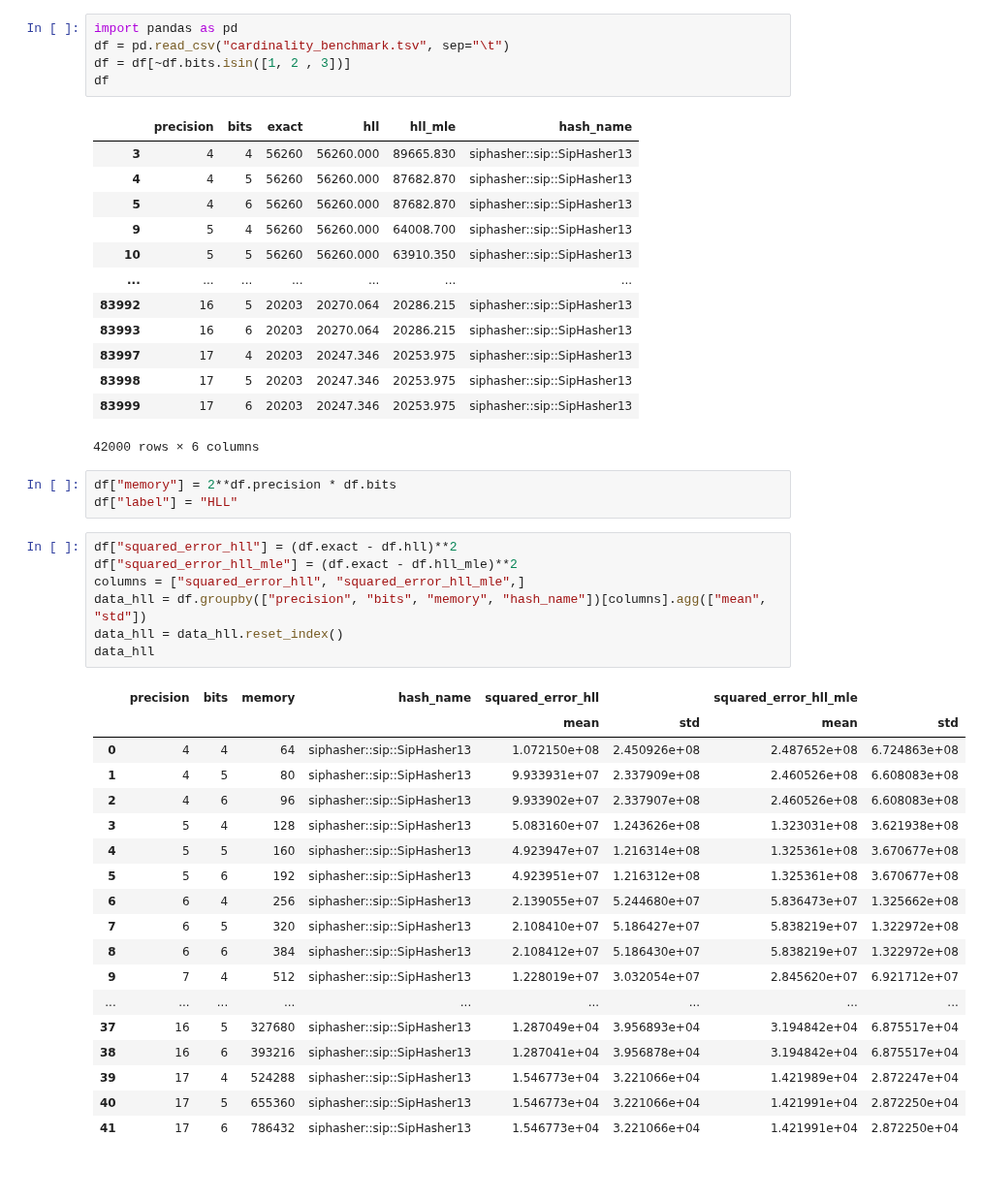
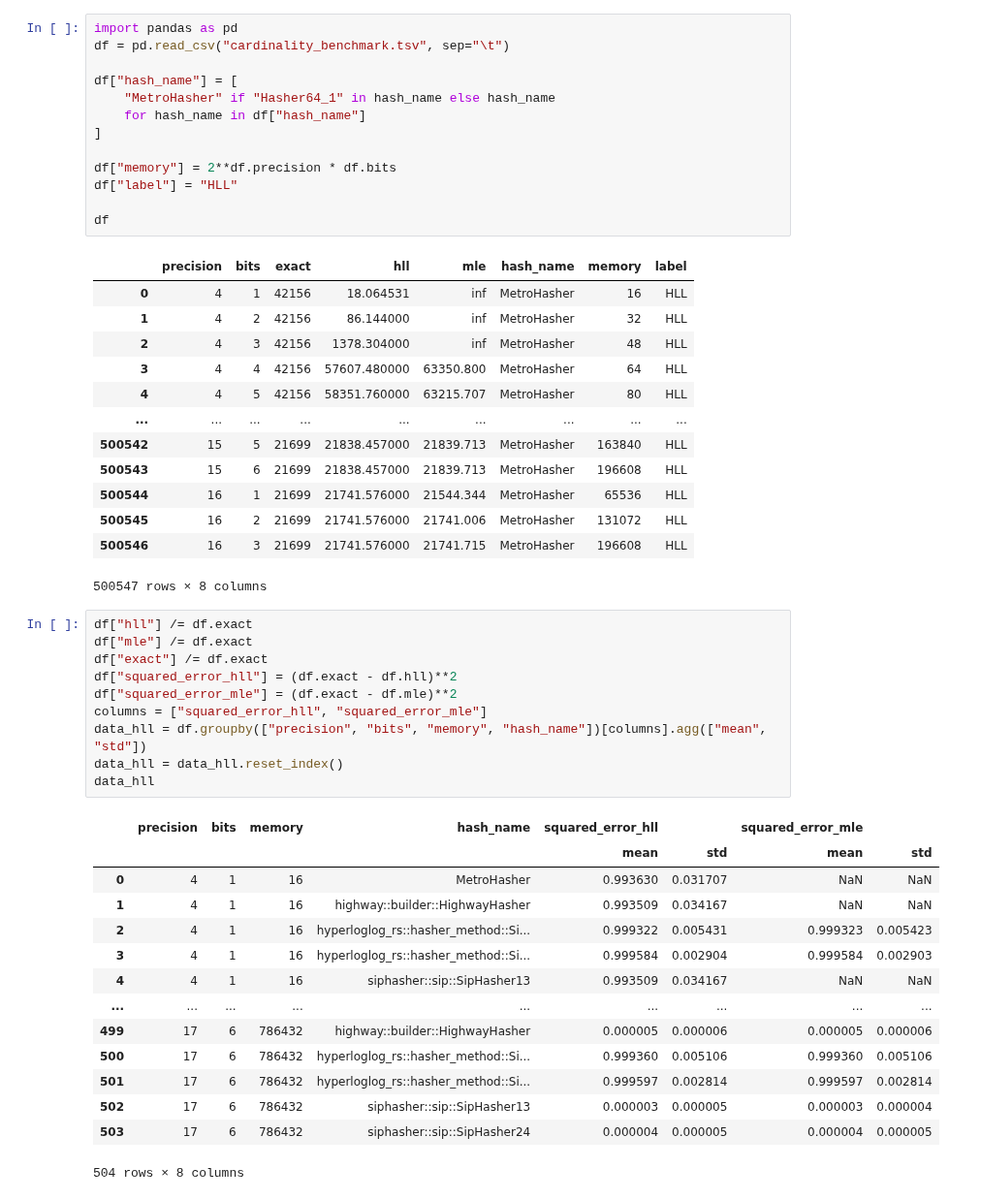
Before and after one commit to LucaCappelletti94/hyperloglog-rs, a Jupyter notebook: Cardinality evaluations.ipynb, the cells around one changed output. Shown at 97% size. Saved outputs shown, nothing was run; the diff lists cells and outputs as text; blank space fills up the shorter version.

```diff
--- a/Cardinality evaluations.ipynb
+++ b/Cardinality evaluations.ipynb
@@ -1,48 +1,52 @@
 # %%
 import pandas as pd
 df = pd.read_csv("cardinality_benchmark.tsv", sep="\t")
-df = df[~df.bits.isin([1, 2 , 3])]
+
+df["hash_name"] = [
+    "MetroHasher" if "Hasher64_1" in hash_name else hash_name
+    for hash_name in df["hash_name"]
+]
+
+df["memory"] = 2**df.precision * df.bits
+df["label"] = "HLL"
+
 df
 # %% [output]
-|  | precision | bits | exact | hll | hll_mle | hash_name |
-| 3 | 4 | 4 | 56260 | 56260.000 | 89665.830 | siphasher::sip::SipHasher13 |
-| 4 | 4 | 5 | 56260 | 56260.000 | 87682.870 | siphasher::sip::SipHasher13 |
-| 5 | 4 | 6 | 56260 | 56260.000 | 87682.870 | siphasher::sip::SipHasher13 |
-| 9 | 5 | 4 | 56260 | 56260.000 | 64008.700 | siphasher::sip::SipHasher13 |
-| 10 | 5 | 5 | 56260 | 56260.000 | 63910.350 | siphasher::sip::SipHasher13 |
-| ... | ... | ... | ... | ... | ... | ... |
-| 83992 | 16 | 5 | 20203 | 20270.064 | 20286.215 | siphasher::sip::SipHasher13 |
-| 83993 | 16 | 6 | 20203 | 20270.064 | 20286.215 | siphasher::sip::SipHasher13 |
-| 83997 | 17 | 4 | 20203 | 20247.346 | 20253.975 | siphasher::sip::SipHasher13 |
-| 83998 | 17 | 5 | 20203 | 20247.346 | 20253.975 | siphasher::sip::SipHasher13 |
-| 83999 | 17 | 6 | 20203 | 20247.346 | 20253.975 | siphasher::sip::SipHasher13 |
+|  | precision | bits | exact | hll | mle | hash_name | memory | label |
+| 0 | 4 | 1 | 42156 | 18.064531 | inf | MetroHasher | 16 | HLL |
+| 1 | 4 | 2 | 42156 | 86.144000 | inf | MetroHasher | 32 | HLL |
+| 2 | 4 | 3 | 42156 | 1378.304000 | inf | MetroHasher | 48 | HLL |
+| 3 | 4 | 4 | 42156 | 57607.480000 | 63350.800 | MetroHasher | 64 | HLL |
+| 4 | 4 | 5 | 42156 | 58351.760000 | 63215.707 | MetroHasher | 80 | HLL |
+| ... | ... | ... | ... | ... | ... | ... | ... | ... |
+| 500542 | 15 | 5 | 21699 | 21838.457000 | 21839.713 | MetroHasher | 163840 | HLL |
+| 500543 | 15 | 6 | 21699 | 21838.457000 | 21839.713 | MetroHasher | 196608 | HLL |
+| 500544 | 16 | 1 | 21699 | 21741.576000 | 21544.344 | MetroHasher | 65536 | HLL |
+| 500545 | 16 | 2 | 21699 | 21741.576000 | 21741.006 | MetroHasher | 131072 | HLL |
+| 500546 | 16 | 3 | 21699 | 21741.576000 | 21741.715 | MetroHasher | 196608 | HLL |
-42000 rows × 6 columns
+500547 rows × 8 columns
-# %%
-df["memory"] = 2**df.precision * df.bits
-df["label"] = "HLL"
 # %%
+df["hll"] /= df.exact
+df["mle"] /= df.exact
+df["exact"] /= df.exact
 df["squared_error_hll"] = (df.exact - df.hll)**2
-df["squared_error_hll_mle"] = (df.exact - df.hll_mle)**2
-columns = ["squared_error_hll", "squared_error_hll_mle",]
+df["squared_error_mle"] = (df.exact - df.mle)**2
+columns = ["squared_error_hll", "squared_error_mle"]
 data_hll = df.groupby(["precision", "bits", "memory", "hash_name"])[columns].agg(["mean", "std"])
 data_hll = data_hll.reset_index()
 data_hll
 # %% [output]
-|  | precision | bits | memory | hash_name | squared_error_hll |  | squared_error_hll_mle |  |
+|  | precision | bits | memory | hash_name | squared_error_hll |  | squared_error_mle |  |
 |  |  |  |  |  | mean | std | mean | std |
-| 0 | 4 | 4 | 64 | siphasher::sip::SipHasher13 | 1.072150e+08 | 2.450926e+08 | 2.487652e+08 | 6.724863e+08 |
-| 1 | 4 | 5 | 80 | siphasher::sip::SipHasher13 | 9.933931e+07 | 2.337909e+08 | 2.460526e+08 | 6.608083e+08 |
-| 2 | 4 | 6 | 96 | siphasher::sip::SipHasher13 | 9.933902e+07 | 2.337907e+08 | 2.460526e+08 | 6.608083e+08 |
-| 3 | 5 | 4 | 128 | siphasher::sip::SipHasher13 | 5.083160e+07 | 1.243626e+08 | 1.323031e+08 | 3.621938e+08 |
-| 4 | 5 | 5 | 160 | siphasher::sip::SipHasher13 | 4.923947e+07 | 1.216314e+08 | 1.325361e+08 | 3.670677e+08 |
-| 5 | 5 | 6 | 192 | siphasher::sip::SipHasher13 | 4.923951e+07 | 1.216312e+08 | 1.325361e+08 | 3.670677e+08 |
-| 6 | 6 | 4 | 256 | siphasher::sip::SipHasher13 | 2.139055e+07 | 5.244680e+07 | 5.836473e+07 | 1.325662e+08 |
-| 7 | 6 | 5 | 320 | siphasher::sip::SipHasher13 | 2.108410e+07 | 5.186427e+07 | 5.838219e+07 | 1.322972e+08 |
-| 8 | 6 | 6 | 384 | siphasher::sip::SipHasher13 | 2.108412e+07 | 5.186430e+07 | 5.838219e+07 | 1.322972e+08 |
-| 9 | 7 | 4 | 512 | siphasher::sip::SipHasher13 | 1.228019e+07 | 3.032054e+07 | 2.845620e+07 | 6.921712e+07 |
+| 0 | 4 | 1 | 16 | MetroHasher | 0.993630 | 0.031707 | NaN | NaN |
+| 1 | 4 | 1 | 16 | highway::builder::HighwayHasher | 0.993509 | 0.034167 | NaN | NaN |
+| 2 | 4 | 1 | 16 | hyperloglog_rs::hasher_method::Si... | 0.999322 | 0.005431 | 0.999323 | 0.005423 |
+| 3 | 4 | 1 | 16 | hyperloglog_rs::hasher_method::Si... | 0.999584 | 0.002904 | 0.999584 | 0.002903 |
+| 4 | 4 | 1 | 16 | siphasher::sip::SipHasher13 | 0.993509 | 0.034167 | NaN | NaN |
 | ... | ... | ... | ... | ... | ... | ... | ... | ... |
-| 37 | 16 | 5 | 327680 | siphasher::sip::SipHasher13 | 1.287049e+04 | 3.956893e+04 | 3.194842e+04 | 6.875517e+04 |
-| 38 | 16 | 6 | 393216 | siphasher::sip::SipHasher13 | 1.287041e+04 | 3.956878e+04 | 3.194842e+04 | 6.875517e+04 |
-| 39 | 17 | 4 | 524288 | siphasher::sip::SipHasher13 | 1.546773e+04 | 3.221066e+04 | 1.421989e+04 | 2.872247e+04 |
-| 40 | 17 | 5 | 655360 | siphasher::sip::SipHasher13 | 1.546773e+04 | 3.221066e+04 | 1.421991e+04 | 2.872250e+04 |
-| 41 | 17 | 6 | 786432 | siphasher::sip::SipHasher13 | 1.546773e+04 | 3.221066e+04 | 1.421991e+04 | 2.872250e+04 |
+| 499 | 17 | 6 | 786432 | highway::builder::HighwayHasher | 0.000005 | 0.000006 | 0.000005 | 0.000006 |
+| 500 | 17 | 6 | 786432 | hyperloglog_rs::hasher_method::Si... | 0.999360 | 0.005106 | 0.999360 | 0.005106 |
+| 501 | 17 | 6 | 786432 | hyperloglog_rs::hasher_method::Si... | 0.999597 | 0.002814 | 0.999597 | 0.002814 |
+| 502 | 17 | 6 | 786432 | siphasher::sip::SipHasher13 | 0.000003 | 0.000005 | 0.000003 | 0.000004 |
+| 503 | 17 | 6 | 786432 | siphasher::sip::SipHasher24 | 0.000004 | 0.000005 | 0.000004 | 0.000005 |
+504 rows × 8 columns
```
Also changed, not shown: parts of 2 cells of this notebook, 19 other files.
